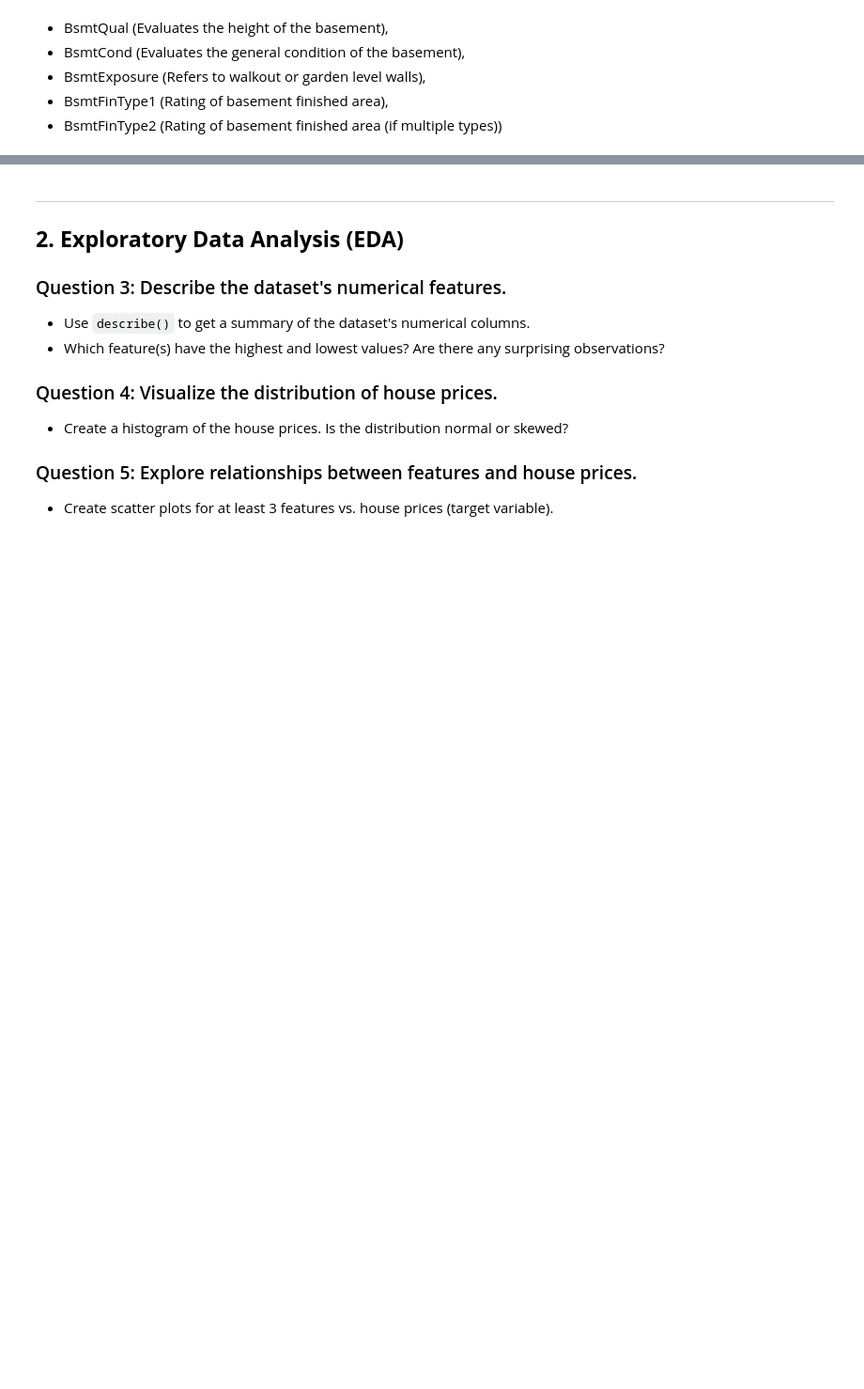
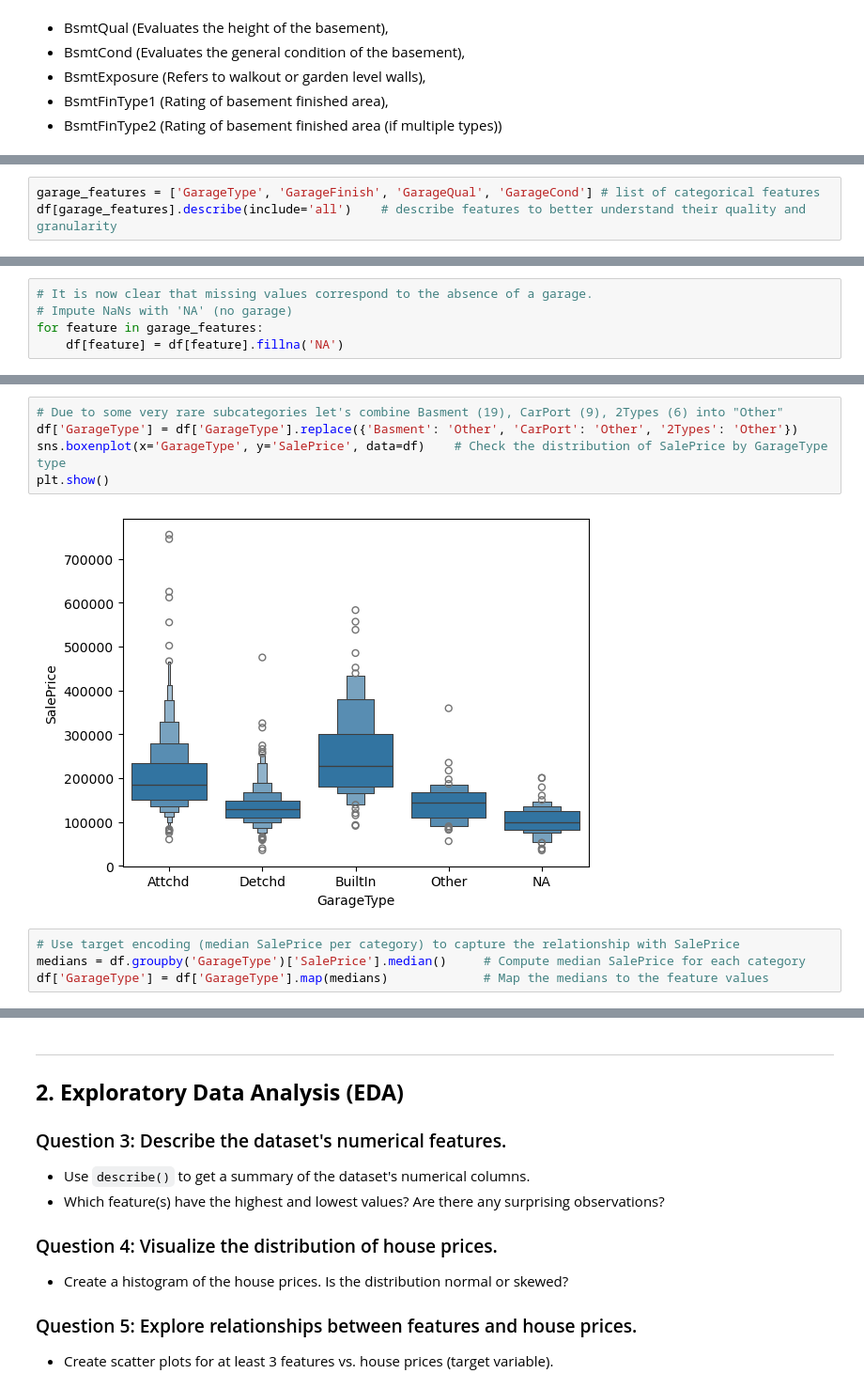
Before and after one commit to sergiimakhin/Redi, a Jupyter notebook: House_Prices/housing_price_assigment.ipynb, the cells around one changed output, grey strips where cells are left out. Shown: that part at 94% size. Saved outputs shown, nothing was run; the diff lists cells and outputs as text; blank space fills up the shorter version.

```diff
--- a/House_Prices/housing_price_assigment.ipynb
+++ b/House_Prices/housing_price_assigment.ipynb
@@ -380,0 +531,3 @@ NaN                29.58       12.61      42.18        84.37
+# %%
+garage_features = ['GarageType', 'GarageFinish', 'GarageQual', 'GarageCond'] # list of categorical features
+df[garage_features].describe(include='all')    # describe features to better understand their quality and granularity
@@ -380,0 +546,5 @@ NaN                29.58       12.61      42.18        84.37
+# %%
+# It is now clear that missing values correspond to the absence of a garage.
+# Impute NaNs with 'NA' (no garage)
+for feature in garage_features:
+    df[feature] = df[feature].fillna('NA')
@@ -380,0 +564,11 @@ NaN                29.58       12.61      42.18        84.37
+# %%
+# Due to some very rare subcategories let's combine Basment (19), CarPort (9), 2Types (6) into "Other"
+df['GarageType'] = df['GarageType'].replace({'Basment': 'Other', 'CarPort': 'Other', '2Types': 'Other'})
+sns.boxenplot(x='GarageType', y='SalePrice', data=df)    # Check the distribution of SalePrice by GarageType type
+plt.show()
+# %% [output]
+[figure, added]
+# %%
+# Use target encoding (median SalePrice per category) to capture the relationship with SalePrice
+medians = df.groupby('GarageType')['SalePrice'].median()     # Compute median SalePrice for each category
+df['GarageType'] = df['GarageType'].map(medians)             # Map the medians to the feature values
```
Also changed, not shown: parts of 48 cells of this notebook.
